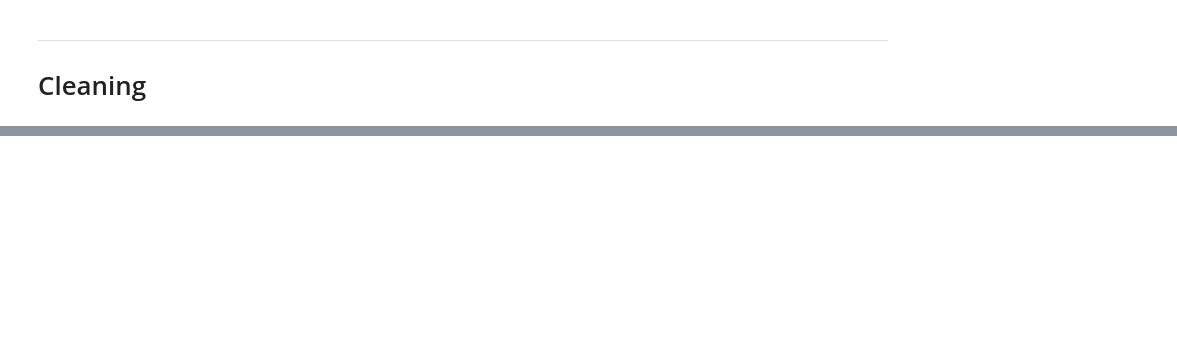
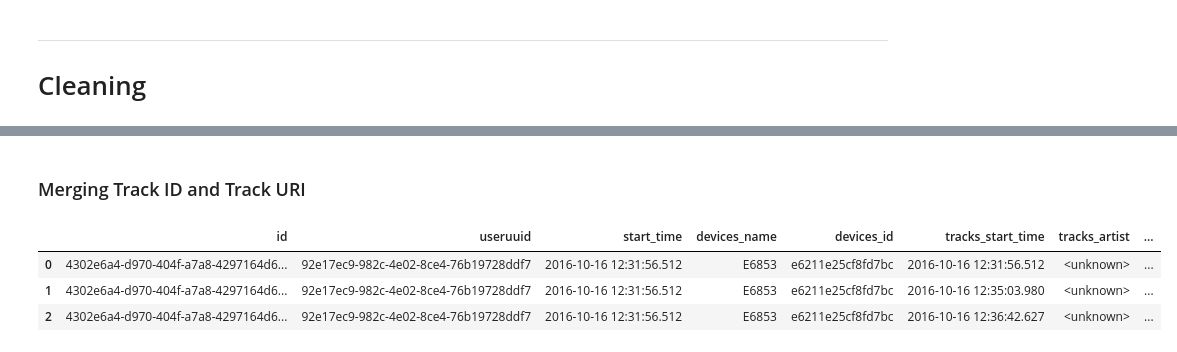
Before and after one commit to wojciechdk/Music_Spring_2021, a Jupyter notebook: documentation/notebooks/data_cleaning.ipynb, the cells around one changed output, grey strips where cells are left out. Drawn from its saved outputs; the diff is of its cells as text; code cells hidden in the pictures; blank space fills up the shorter version.

```diff
--- a/documentation/notebooks/data_cleaning.ipynb
+++ b/documentation/notebooks/data_cleaning.ipynb
@@ -356,0 +427,18 @@ df_clean =
+# %% [markdown]
+### Merging Track ID and Track URI
+# %%
+df_clean = (
+    df_clean
+    .withColumn('track_id',
+                f.concat(f.col('tracks_id'),
+                         f.col('tracks_uri')))
+    .drop('tracks_id')
+    .drop('tracks_uri')
+)
+
+df_clean.limit(3).toPandas().head()
+# %% [output]
+|  | id | useruuid | start_time | devices_name | devices_id | tracks_start_time | tracks_artist | ... |
+| 0 | 4302e6a4-d970-404f-a7a8-4297164d6... | 92e17ec9-982c-4e02-8ce4-76b19728ddf7 | 2016-10-16 12:31:56.512 | E6853 | e6211e25cf8fd7bc | 2016-10-16 12:31:56.512 | <unknown> | ... |
+| 1 | 4302e6a4-d970-404f-a7a8-4297164d6... | 92e17ec9-982c-4e02-8ce4-76b19728ddf7 | 2016-10-16 12:31:56.512 | E6853 | e6211e25cf8fd7bc | 2016-10-16 12:35:03.980 | <unknown> | ... |
+| 2 | 4302e6a4-d970-404f-a7a8-4297164d6... | 92e17ec9-982c-4e02-8ce4-76b19728ddf7 | 2016-10-16 12:31:56.512 | E6853 | e6211e25cf8fd7bc | 2016-10-16 12:36:42.627 | <unknown> | ... |
```
Also changed, not shown: parts of 13 cells of this notebook.
